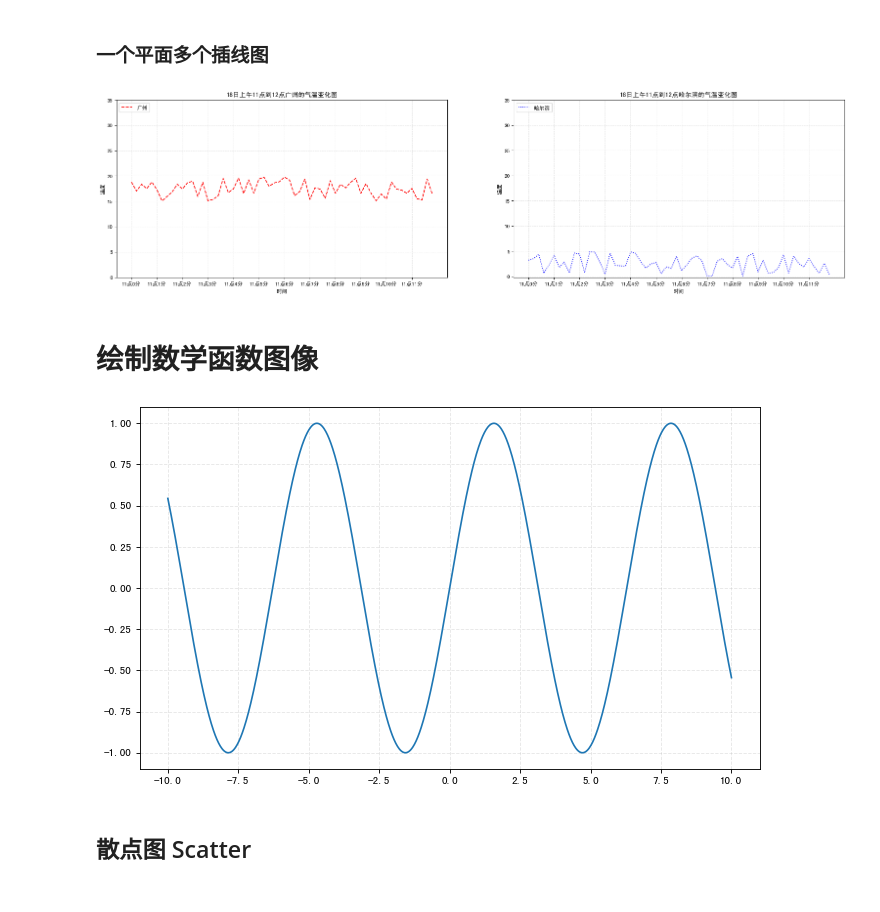
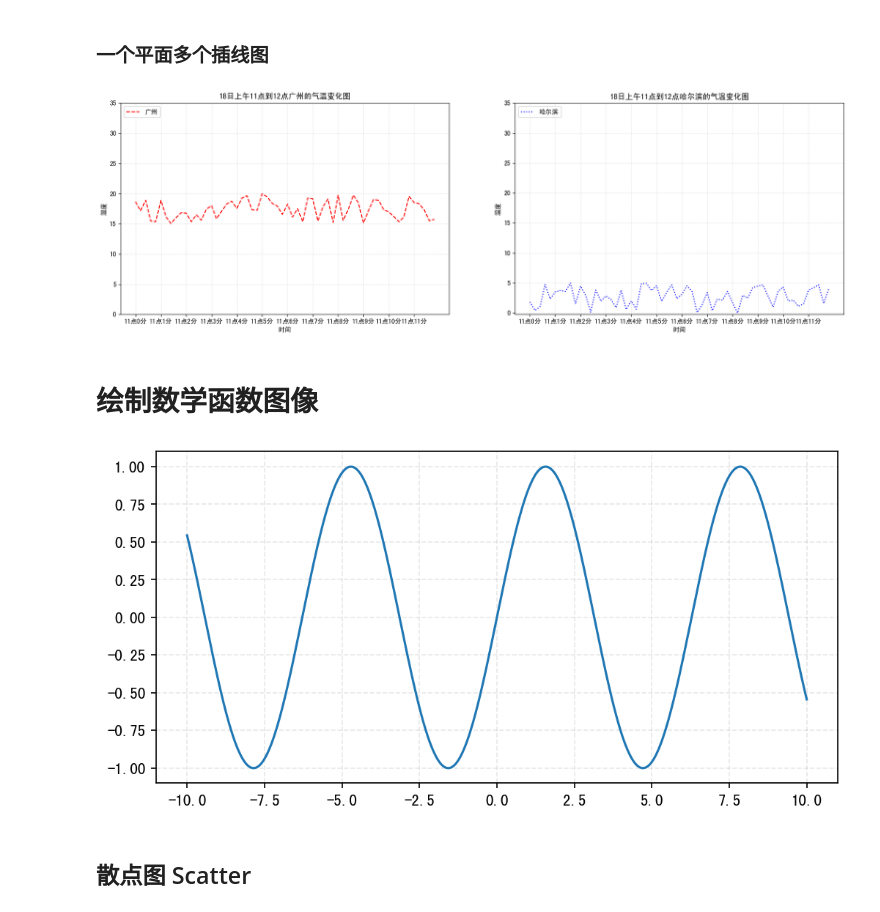
Before and after one commit to aemooooon/Data-Visualization, a Jupyter notebook: matplotlib.ipynb, the cells around one changed output. Saved outputs shown, nothing was run; the diff lists cells and outputs as text; code cells hidden in the pictures.

```diff
--- a/matplotlib.ipynb
+++ b/matplotlib.ipynb
@@ -84,37 +90,37 @@ x = range(60)
 y_guangzhou = [random.uniform(15,20) for i in x]
 y_haerbing = [random.uniform(0,5) for i in x]
 
-figure, axes = plt.subplots(nrows=1, ncols=2, figsize=(24,6), dpi=80)
+figure, axes = plt.subplots(nrows=1, ncols=2, figsize=(20,6), dpi=100)
 
 axes[0].plot(x, y_guangzhou, color='r', linestyle='--', label="广州")
 axes[1].plot(x, y_haerbing, color='b', linestyle=':', label="哈尔滨")
 
 x_label = ["11点{}分".format(i) for i in x]
 axes[0].set_xticks(x[::5])
 axes[0].set_xticklabels(x_label)
 axes[0].set_yticks(range(0, 40, 5))
 
 axes[1].set_xticks(x[::5])
 axes[1].set_xticklabels(x_label)
 axes[1].set_yticks(range(0, 40, 5))
 
 axes[0].grid(True, linestyle='--', alpha=0.3) # 网格属性
 axes[1].grid(True, linestyle='--', alpha=0.3)
 
 axes[0].set_xlabel("时间")
 axes[0].set_ylabel("温度")
 axes[0].set_title("18日上午11点到12点广州的气温变化图")
 
 axes[1].set_xlabel("时间")
 axes[1].set_ylabel("温度")
 axes[1].set_title("18日上午11点到12点哈尔滨的气温变化图")
 
 axes[0].legend(loc="upper left") # define inside of the plot function as label
 axes[1].legend(loc="upper left")
 
 plt.show()
 # %% [output]
-[figure, old version]
+[figure, new version]
 # %% [markdown]
 # 绘制数学函数图像
 # %%
@@ -124,13 +130,13 @@ x = np.linspace(-10,10,1000)
 y = x**2
 y1 = np.sin(x)
 
-plt.figure(figsize=(10,6), dpi=80)
+plt.figure(figsize=(8,4), dpi=150)
 # plt.plot(x, y)
 plt.plot(x, y1)
 plt.grid(linestyle="--", alpha=0.3)
 plt.show()
 # %% [output]
-[figure, old version]
+[figure, new version]
 # %% [markdown]
 ## 散点图 Scatter
 # %% [markdown]
```
Also changed, not shown: parts of 15 cells of this notebook, 2 other files.
